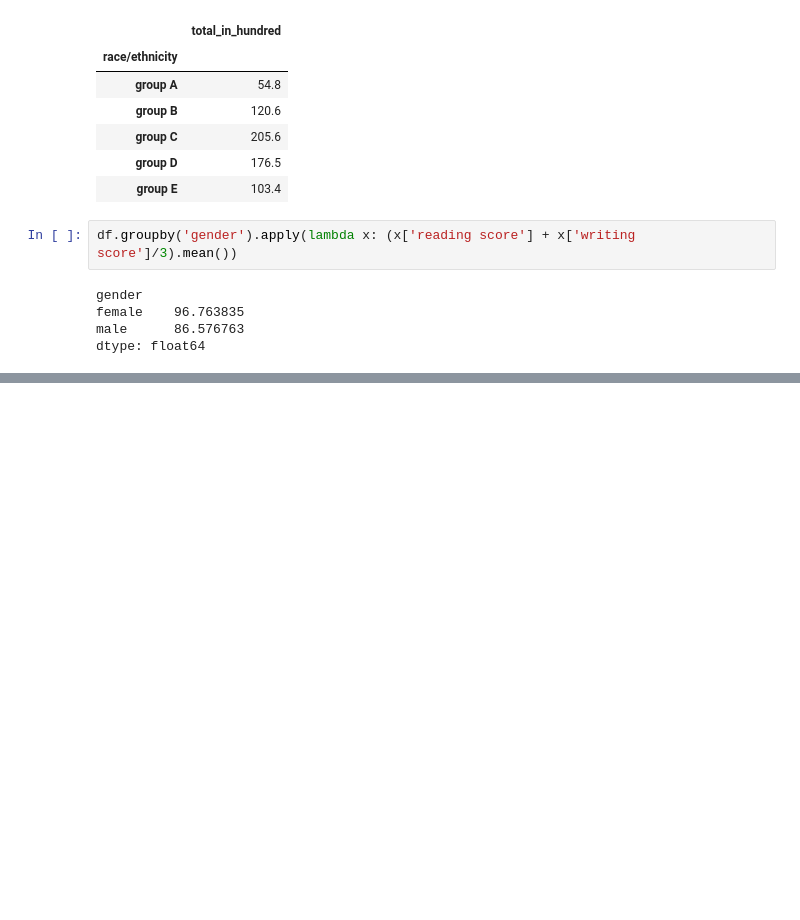
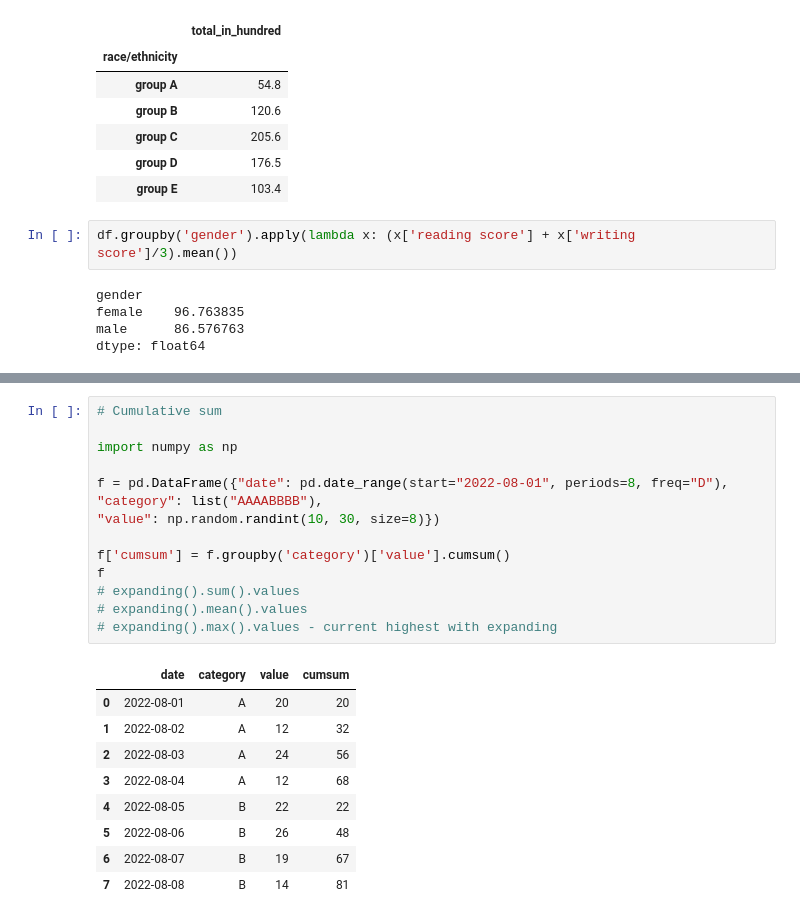
Before and after one commit to ShakilM26/Pandas, a Jupyter notebook: groupby_pandas.ipynb, the cells around one changed output, grey strips where cells are left out. Drawn from its saved outputs; the diff is of its cells as text; blank space fills up the shorter version.

```diff
--- a/groupby_pandas.ipynb
+++ b/groupby_pandas.ipynb
@@ -202,0 +234,24 @@ dtype: float64
+# %%
+# Cumulative sum
+
+import numpy as np
+
+f = pd.DataFrame({"date": pd.date_range(start="2022-08-01", periods=8, freq="D"),
+"category": list("AAAABBBB"),
+"value": np.random.randint(10, 30, size=8)})
+
+f['cumsum'] = f.groupby('category')['value'].cumsum()
+f
+# expanding().sum().values
+# expanding().mean().values
+# expanding().max().values - current highest with expanding
+# %% [output]
+|  | date | category | value | cumsum |
+| 0 | 2022-08-01 | A | 20 | 20 |
+| 1 | 2022-08-02 | A | 12 | 32 |
+| 2 | 2022-08-03 | A | 24 | 56 |
+| 3 | 2022-08-04 | A | 12 | 68 |
+| 4 | 2022-08-05 | B | 22 | 22 |
+| 5 | 2022-08-06 | B | 26 | 48 |
+| 6 | 2022-08-07 | B | 19 | 67 |
+| 7 | 2022-08-08 | B | 14 | 81 |
```
Also changed, not shown: parts of 3 cells of this notebook.
